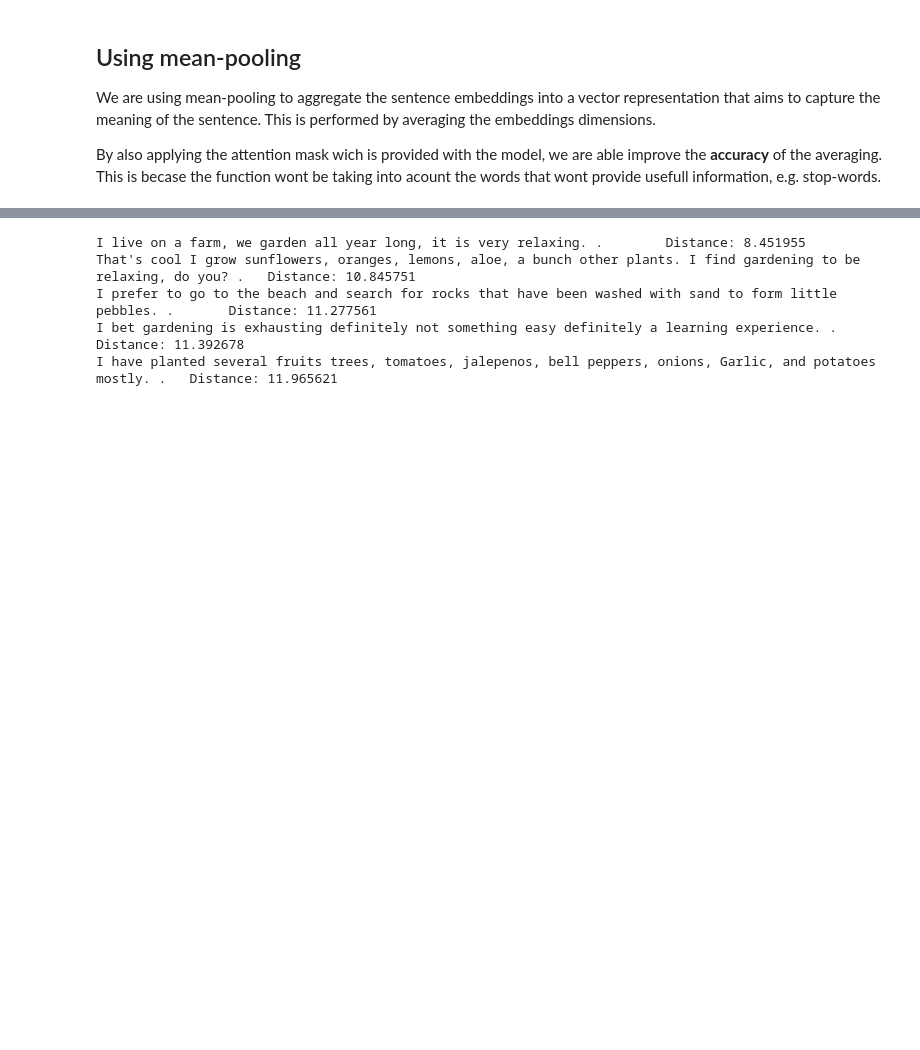
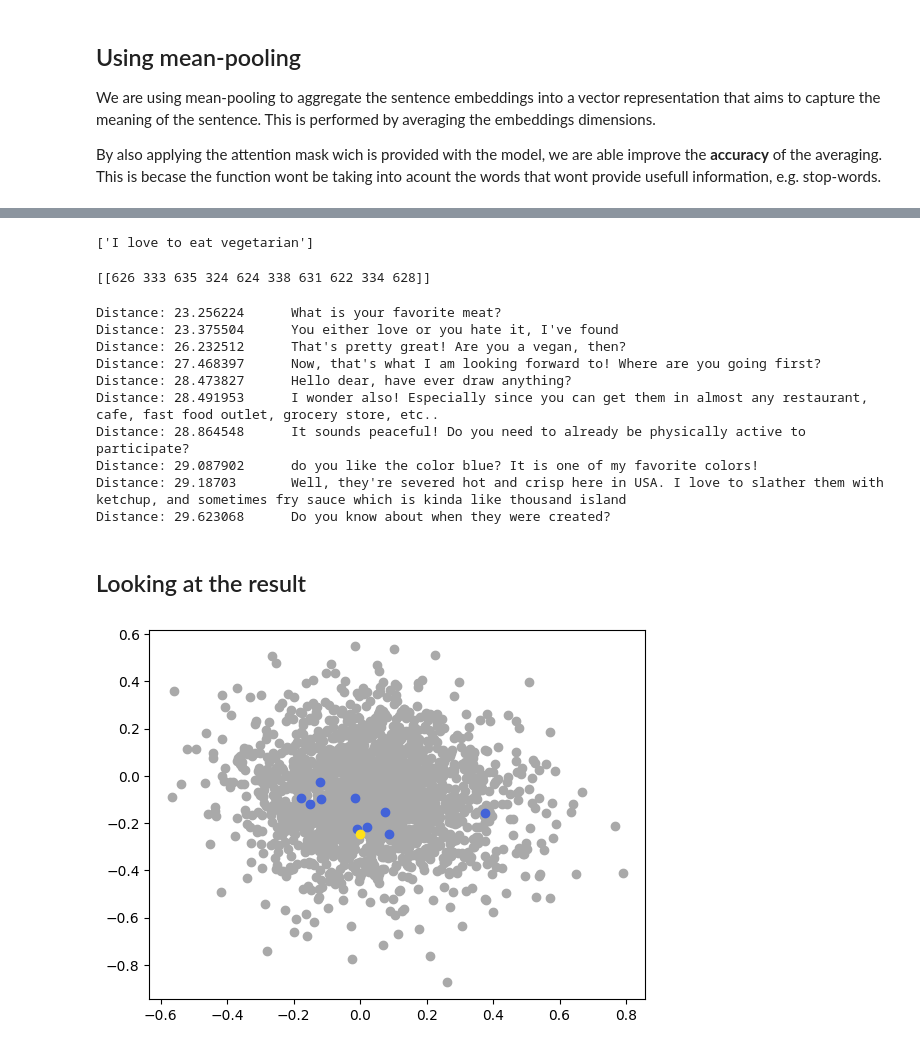
Before and after one commit to adamzki99/nlp-zlatan, a Jupyter notebook: nlp_zlatan.ipynb, the cells around one changed output, grey strips where cells are left out. Saved outputs shown, nothing was run; the diff lists cells and outputs as text; code cells hidden in the pictures; blank space fills up the shorter version.

```diff
--- a/nlp_zlatan.ipynb
+++ b/nlp_zlatan.ipynb
@@ -211,10 +213,48 @@ labels, distances = index.knn_query(query_embedding.cpu(), k=k)
+# %%
+# Get message
+random_message = list(extact_df.sample(1).to_dict()['speaker_passage'].values())[0]
+message = [random_message]
+
+message
+# %% [output]
+['I love to eat vegetarian']
+# %%
+query_embedding = perform_embedding(documents = message, device = device, model = model)
+
+# Perform a similarity search
+k = 10  # Number of closest neighbors to retrieve
+labels, distances = index.knn_query(query_embedding.cpu(), k=k)
+print(labels)
+# %% [output]
+[[626 333 635 324 624 338 631 622 334 628]]
 # %%
+query_subset = []
+
 for _, indexes in enumerate(labels):
   for i, ind in enumerate(indexes):
-    print(sentences[ind][1], ".\t Distance:", distances[0][i])
+    print("Distance:", distances[0][i], "\t", selected_sentences[ind][1])
+    query_subset.append(selected_sentences[ind])
 # %% [output]
-I live on a farm, we garden all year long, it is very relaxing. .        Distance: 8.451955
-That's cool I grow sunflowers, oranges, lemons, aloe, a bunch other plants. I find gardening to be relaxing, do you? .   Distance: 10.845751
-I prefer to go to the beach and search for rocks that have been washed with sand to form little pebbles. .       Distance: 11.277561
-I bet gardening is exhausting definitely not something easy definitely a learning experience. .  Distance: 11.392678
-I have planted several fruits trees, tomatoes, jalepenos, bell peppers, onions, Garlic, and potatoes mostly. .   Distance: 11.965621
+Distance: 23.256224      What is your favorite meat?
+Distance: 23.375504      You either love or you hate it, I've found
+Distance: 26.232512      That's pretty great! Are you a vegan, then?
+Distance: 27.468397      Now, that's what I am looking forward to! Where are you going first?
+Distance: 28.473827      Hello dear, have ever draw anything?
+Distance: 28.491953      I wonder also! Especially since you can get them in almost any restaurant, cafe, fast food outlet, grocery store, etc..
+Distance: 28.864548      It sounds peaceful! Do you need to already be physically active to participate?
+Distance: 29.087902      do you like the color blue? It is one of my favorite colors!
+Distance: 29.18703       Well, they're severed hot and crisp here in USA. I love to slather them with ketchup, and sometimes fry sauce which is kinda like thousand island
+Distance: 29.623068      Do you know about when they were created?
+# %% [markdown]
+## Looking at the result
+# %%
+selected_sentences_embedding = perform_embedding(documents=query_subset, device=device, model=model)
+# %%
+import matplotlib.pyplot as plt
+
+plt.scatter(sentence_embeddings.cpu()[:,0] , sentence_embeddings.cpu()[:,1], c = '#a9a9a9')
+plt.scatter(selected_sentences_embedding.cpu()[:,0] , selected_sentences_embedding.cpu()[:,1], c = '#4363d8')
+plt.scatter(query_embedding.cpu()[:,0] , query_embedding.cpu()[:,1], color = '#ffe119')
+plt.show()
+# %% [output]
+[figure, added]
```
Also changed, not shown: parts of 17 cells of this notebook.
